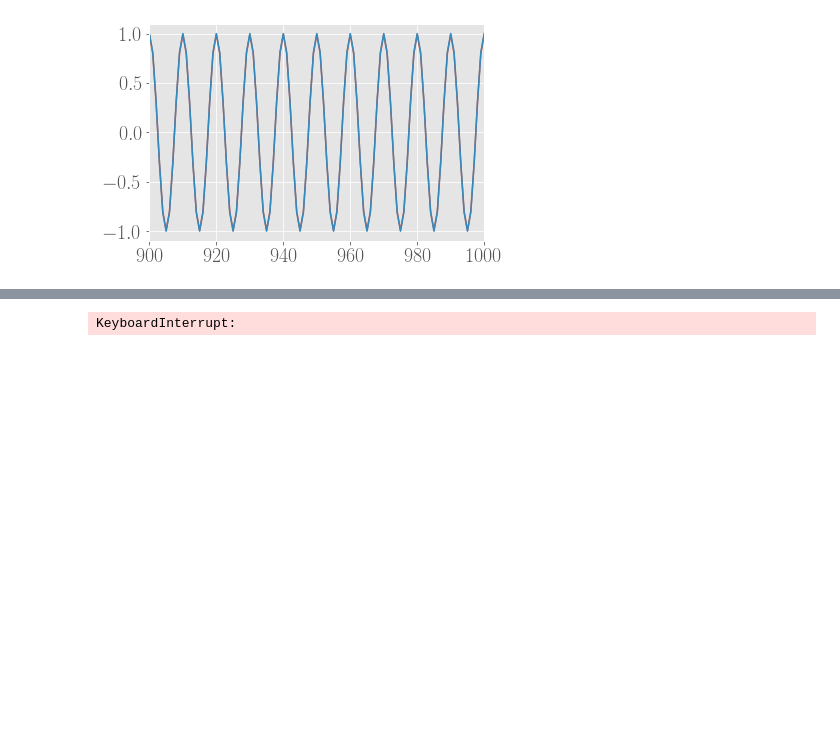
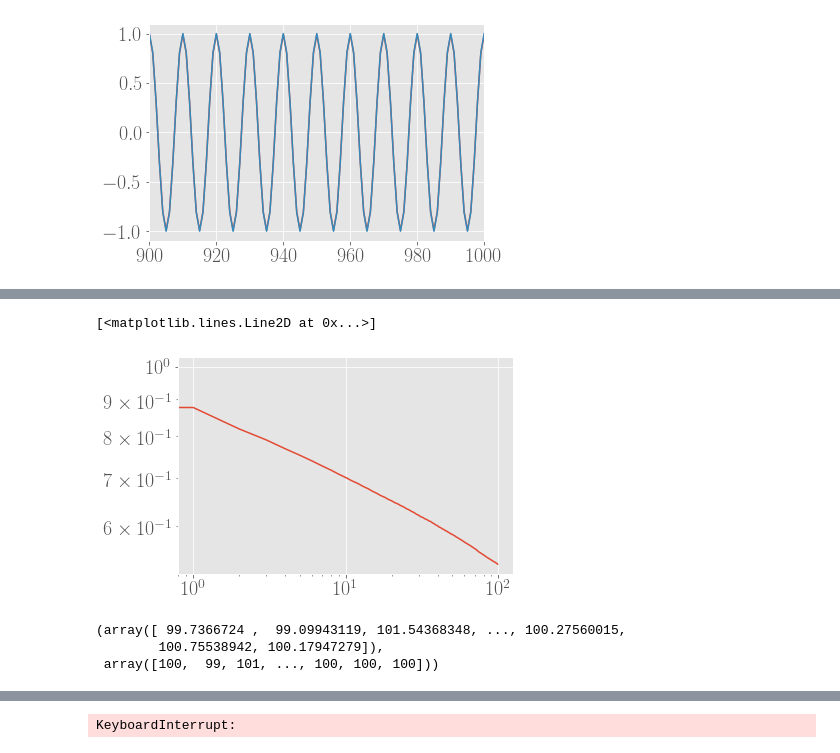
Before and after one commit to benedetta-mariani/scripts, a Jupyter notebook: Fluctuation analysis.ipynb, the cells around one changed output, grey strips where cells are left out. Saved outputs shown, nothing was run; the diff lists cells and outputs as text; code cells hidden in the pictures; blank space fills up the shorter version.

```diff
--- a/Fluctuation analysis.ipynb
+++ b/Fluctuation analysis.ipynb
@@ -569,6 +603,0 @@ hil = signal.hilbert(sin, axis = 0)
-# %%
-
-import colorednoise as cn
-beta = 2 # the exponent
-samples = 1000000 # number of samples to generate
-x = cn.powerlaw_psd_gaussian(beta, samples)
@@ -712,0 +702,8 @@ len(intertempis)
+# %%
+pinkintertempis  = intertempis + pink[:len(intertempis)]
+# %%
+#plt.plot(pinkintertempis)
+plt.loglog(myautocorr(pinkintertempis,100))
+# %% [output]
+[<matplotlib.lines.Line2D at 0x...>]
+[figure, added]
@@ -712,0 +723,6 @@ len(intertempis)
+# %%
+pinkintertempis, intertempis
+# %% [output]
+(array([ 99.7366724 ,  99.09943119, 101.54368348, ..., 100.27560015,
+        100.75538942, 100.17947279]),
+ array([100,  99, 101, ..., 100, 100, 100]))
```
Also changed, not shown: parts of 61 cells of this notebook.
